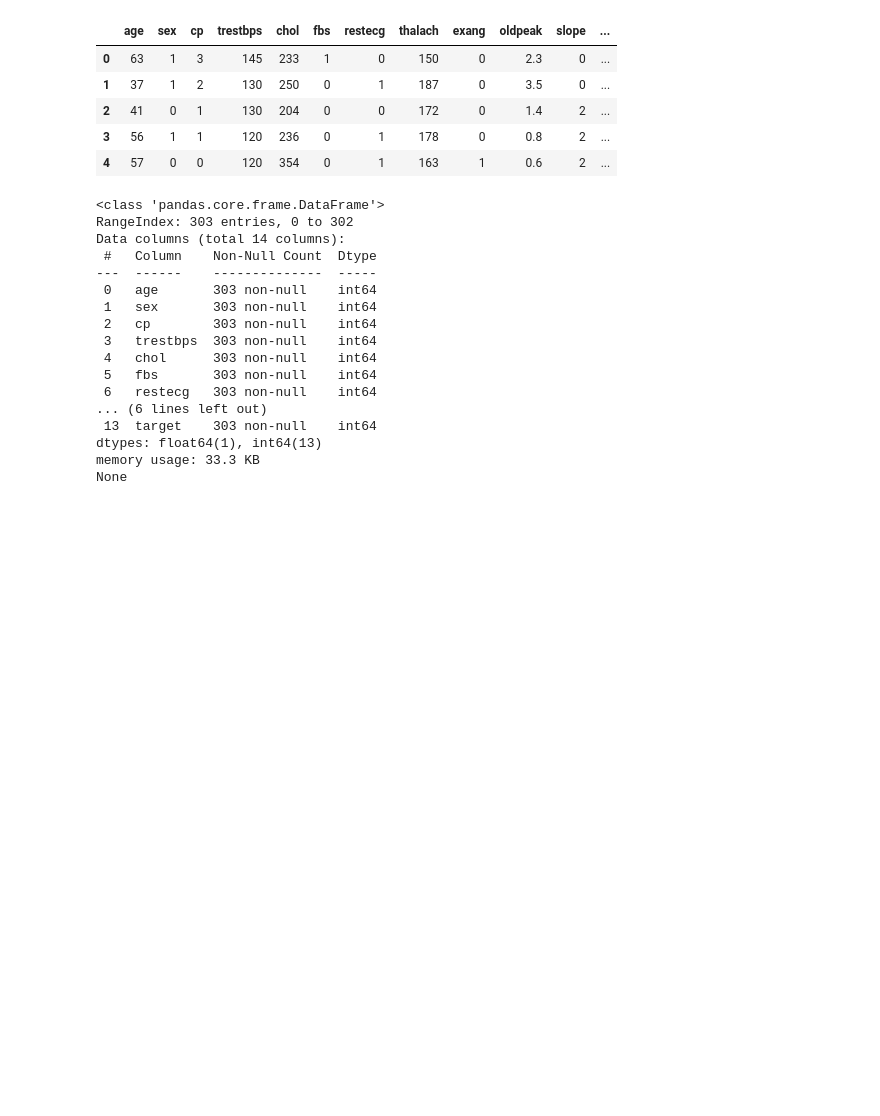
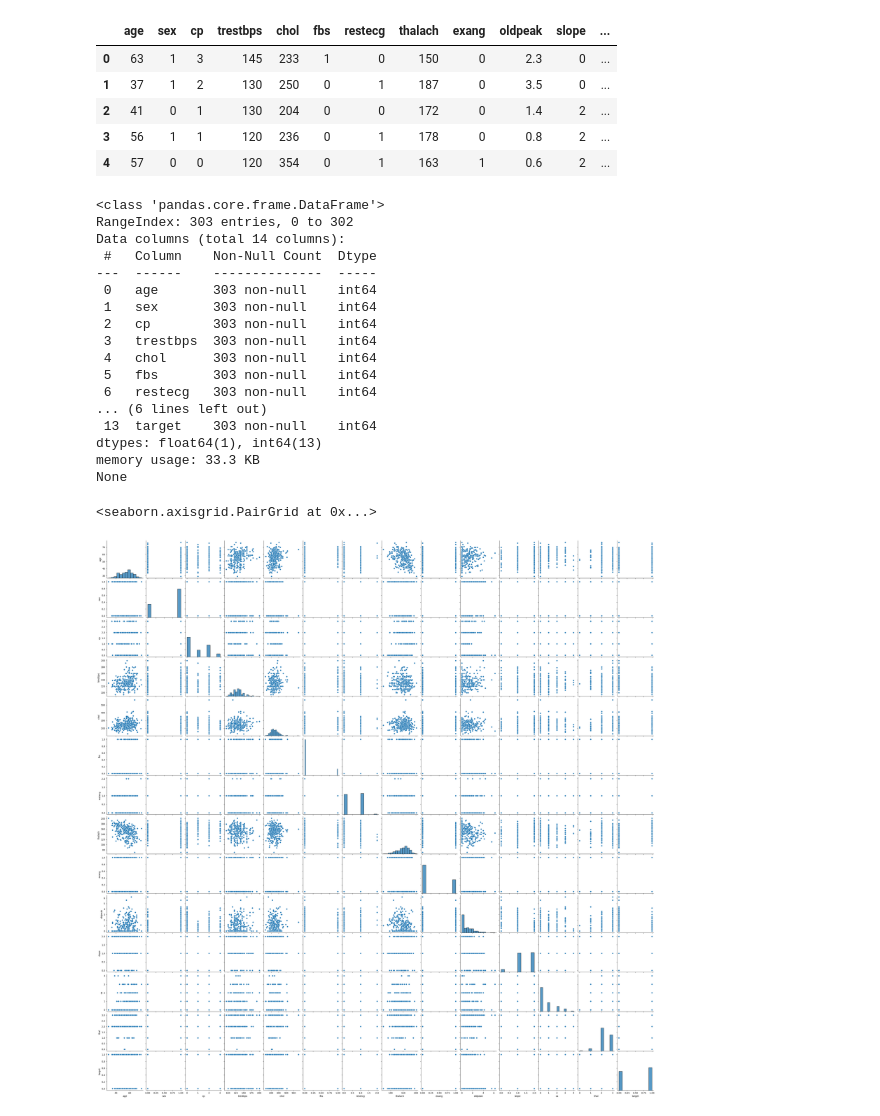
Before and after one commit to Sharmila-lab/machine-learning, a Jupyter notebook: main.ipynb, the cells around one changed output. Drawn from its saved outputs; the diff is of its cells as text; code cells hidden in the pictures; blank space fills up the shorter version.

```diff
--- a/main.ipynb
+++ b/main.ipynb
@@ -125,3 +125,8 @@ Data columns (total 14 columns):
 dtypes: float64(1), int64(13)
 memory usage: 33.3 KB
 None
+# %%
+sns.pairplot(df)
+# %% [output]
+<seaborn.axisgrid.PairGrid at 0x...>
+[figure, added]
```
Also changed, not shown: parts of 18 cells of this notebook.
